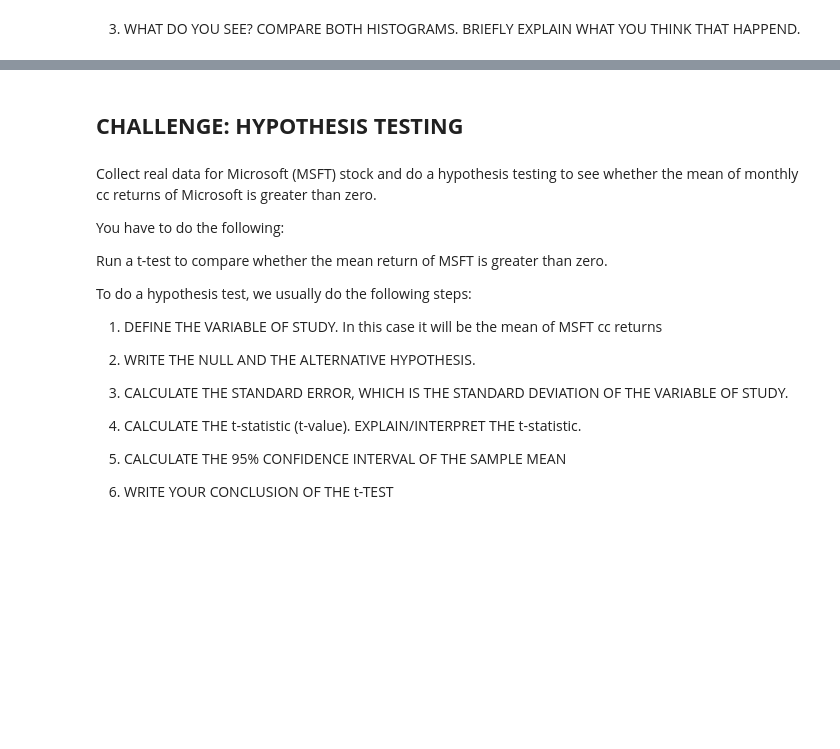
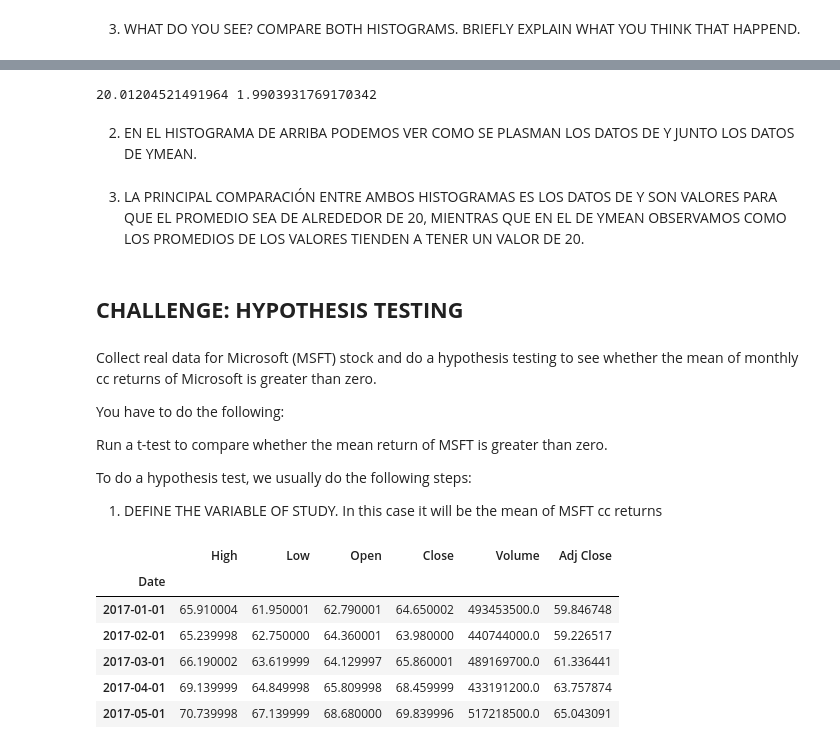
Before and after one commit to Oscar19260/Estad-stica_TC3006C, a Jupyter notebook: Workshops/Workshop2.ipynb, the cells around one changed output, grey strips where cells are left out. Cells and saved outputs as stored; diff of their text form; code cells hidden in the pictures; blank space fills up the shorter version.

```diff
--- a/Workshops/Workshop2.ipynb
+++ b/Workshops/Workshop2.ipynb
@@ -239,3 +261,13 @@ plt.show()
+# %%
+mean_ymean = ymean.mean()
+mean_ystd = ymean.sd()
+print(mean_ymean, mean_ystd)
+# %% [output]
+20.01204521491964 1.9903931769170342
+# %% [markdown]
+2. EN EL HISTOGRAMA DE ARRIBA PODEMOS VER COMO SE PLASMAN LOS DATOS DE Y JUNTO LOS DATOS DE YMEAN.
+# %% [markdown]
+3. LA PRINCIPAL COMPARACIÓN ENTRE AMBOS HISTOGRAMAS ES LOS DATOS DE Y SON VALORES PARA QUE EL PROMEDIO SEA DE ALREDEDOR DE 20, MIENTRAS QUE EN EL DE YMEAN OBSERVAMOS COMO LOS PROMEDIOS DE LOS VALORES TIENDEN A TENER UN VALOR DE 20.
 # %% [markdown]
 ## __CHALLENGE: HYPOTHESIS TESTING__
 # %% [markdown]
@@ -248,13 +280,21 @@ Run a t-test to compare whether the mean return of MSFT is greater than zero.
 To do a hypothesis test, we usually do the following steps:
 
 1. DEFINE THE VARIABLE OF STUDY. In this case it will be the mean of MSFT cc returns
-
-2. WRITE THE NULL AND THE ALTERNATIVE HYPOTHESIS.
-
-3. CALCULATE THE STANDARD ERROR, WHICH IS THE STANDARD DEVIATION OF THE VARIABLE OF STUDY.
-
-5. CALCULATE THE t-statistic (t-value). EXPLAIN/INTERPRET THE t-statistic.
-
-6. CALCULATE THE 95% CONFIDENCE INTERVAL OF THE SAMPLE MEAN
-
-7. WRITE YOUR CONCLUSION OF THE t-TEST
+# %%
+import numpy as np
+import pandas as pd
+import pandas_datareader as pdr
+import matplotlib
+
+import matplotlib.pyplot as plt
+
+MSFT = pdr.get_data_yahoo('MSFT', start="01/01/2017", interval="m")
+MSFT.head()
+# %% [output]
+|  | High | Low | Open | Close | Volume | Adj Close |
+| Date |  |  |  |  |  |  |
+| 2017-01-01 | 65.910004 | 61.950001 | 62.790001 | 64.650002 | 493453500.0 | 59.846748 |
+| 2017-02-01 | 65.239998 | 62.750000 | 64.360001 | 63.980000 | 440744000.0 | 59.226517 |
+| 2017-03-01 | 66.190002 | 63.619999 | 64.129997 | 65.860001 | 489169700.0 | 61.336441 |
+| 2017-04-01 | 69.139999 | 64.849998 | 65.809998 | 68.459999 | 433191200.0 | 63.757874 |
+| 2017-05-01 | 70.739998 | 67.139999 | 68.680000 | 69.839996 | 517218500.0 | 65.043091 |
```
Also changed, not shown: parts of 42 cells of this notebook.
